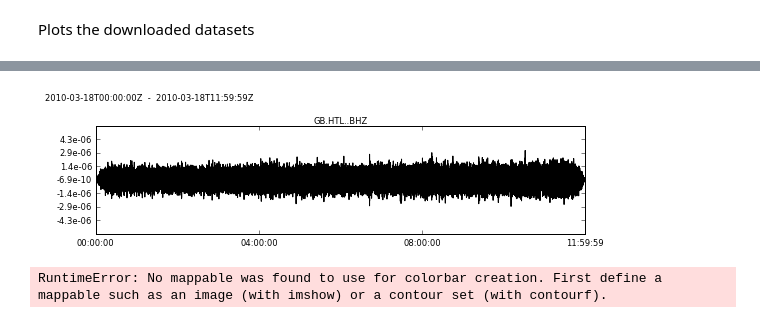
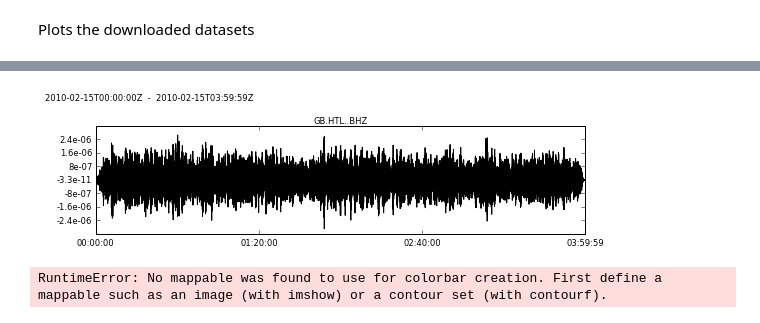
Before and after one commit to AntonyButcher/Data_call, a Jupyter notebook: spectral_amplitude-Copy2.ipynb, the cells around one changed output, grey strips where cells are left out. Saved outputs shown, nothing was run; the diff lists cells and outputs as text; code cells hidden in the pictures.

Commit message:
working copy of spectral amplitude plot

```diff
--- a/spectral_amplitude-Copy2.ipynb
+++ b/spectral_amplitude-Copy2.ipynb
@@ -14,8 +14,8 @@ client = Client()
 # %% [markdown]
 Downloads individual waveforms from IRIS with the instrument response removed and converted to velocity
 # %%
-t = UTCDateTime("2010-03-18T00:00:00.000")
-st = client.get_waveforms("GB", "HTL", "*", "BHZ", t, t + 3600*24, attach_response=True)
+t = UTCDateTime("2010-02-15T00:00:00.000")
+st = client.get_waveforms("GB", "HTL", "*", "BHZ", t, t + 3600*4, attach_response=True)
 print st
 # %% [output]
 1 Trace(s) in Stream:
@@ -24,9 +24,11 @@ GB.HTL..BHZ | 2010-03-18T00:00:00.015000Z - 2010-03-18T11:59:59.995000Z | 50.0 H
 Plots the downloaded datasets
 # %%
 st_inst=st.copy()
+st_inst.merge()
 st_inst.remove_response(output="VEL")
 st_inst.filter('highpass', freq=0.02, corners=2, zerophase=True)
-st_inst.merge()
+st_inst.taper(max_percentage=0.01, type='cosine')
+
 print(st_inst)
 st_inst.plot()
 # %% [output]
@@ -35,4 +37,4 @@ GB.HTL..BHZ | 2010-03-18T00:00:00.015000Z - 2010-03-18T11:59:59.995000Z | 50.0 H
-[figure, old version]
+[figure, new version]
 # %%
 st_norm=st_inst.normalize()
 st_norm[0].spectrogram(dbscale=True,show=False,wlen=1000,clip=[0.0, 0.4])
```
Also changed, not shown: parts of 15 cells of this notebook, 3 other files.
